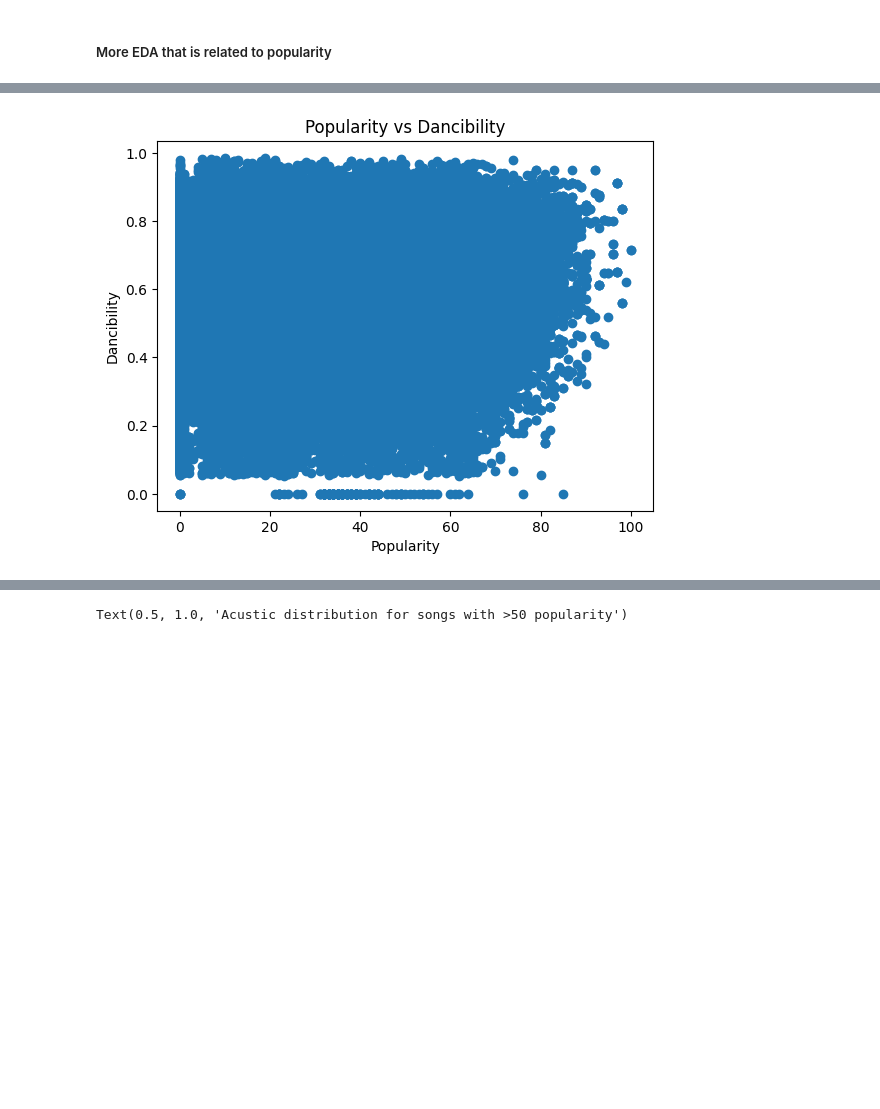
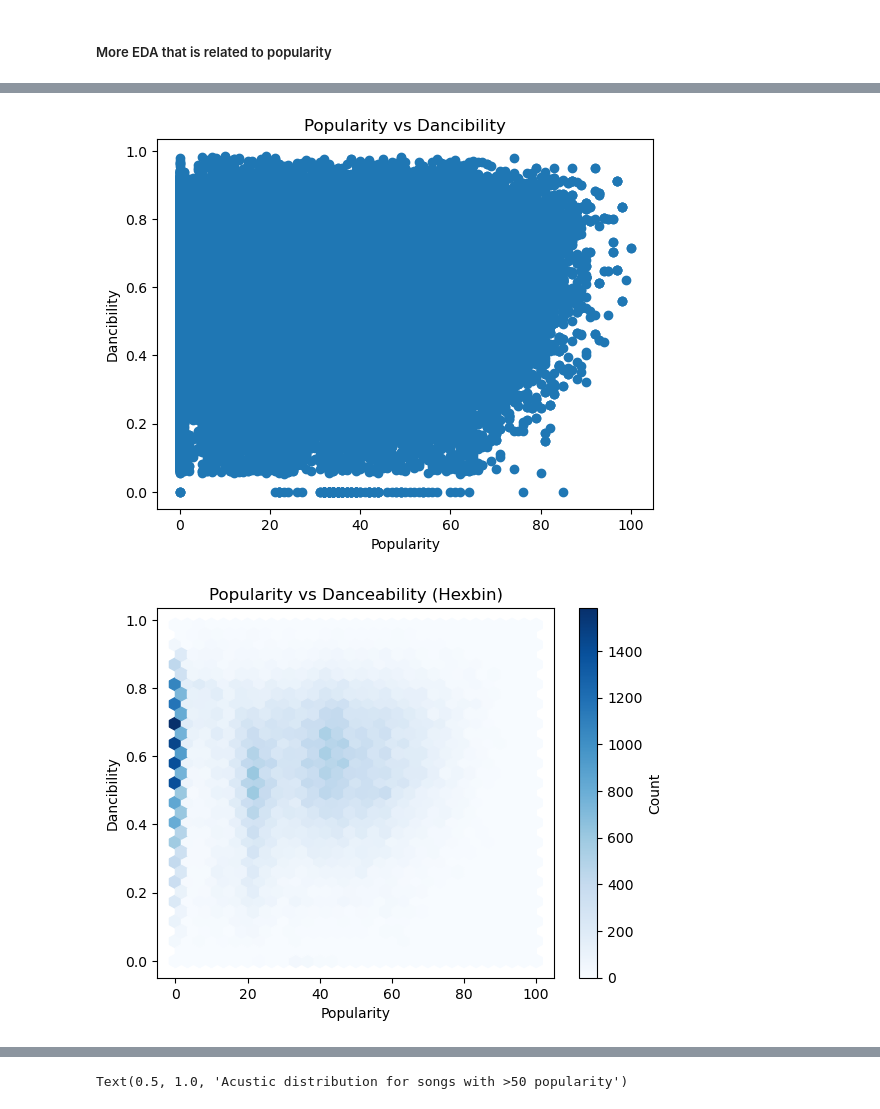
Before and after one commit to pycoder49/spotify_predictions, a Jupyter notebook: main.ipynb, the cells around one changed output, grey strips where cells are left out. Cells and saved outputs as stored; diff of their text form; code cells hidden in the pictures; blank space fills up the shorter version.

```diff
--- a/main.ipynb
+++ b/main.ipynb
@@ -303,11 +304,19 @@ plt.show()
 # %%
 plt.scatter(df["popularity"], df["danceability"])
 plt.xlabel("Popularity")
 plt.ylabel("Dancibility")
 plt.title("Popularity vs Dancibility")
 plt.show()
+
+plt.hexbin(df["popularity"], df["danceability"], gridsize=30, cmap='Blues')
+plt.colorbar(label='Count')
+plt.xlabel("Popularity")
+plt.ylabel("Dancibility")
+plt.title("Popularity vs Danceability (Hexbin)")
+plt.show()
 # %% [output]
-[figure, old version]
+[figure, new version]
+[figure, added]
 # %%
 plt.scatter(df["popularity"], df["energy"])
 plt.xlabel("Popularity")
```
Also changed, not shown: parts of 14 cells of this notebook.
